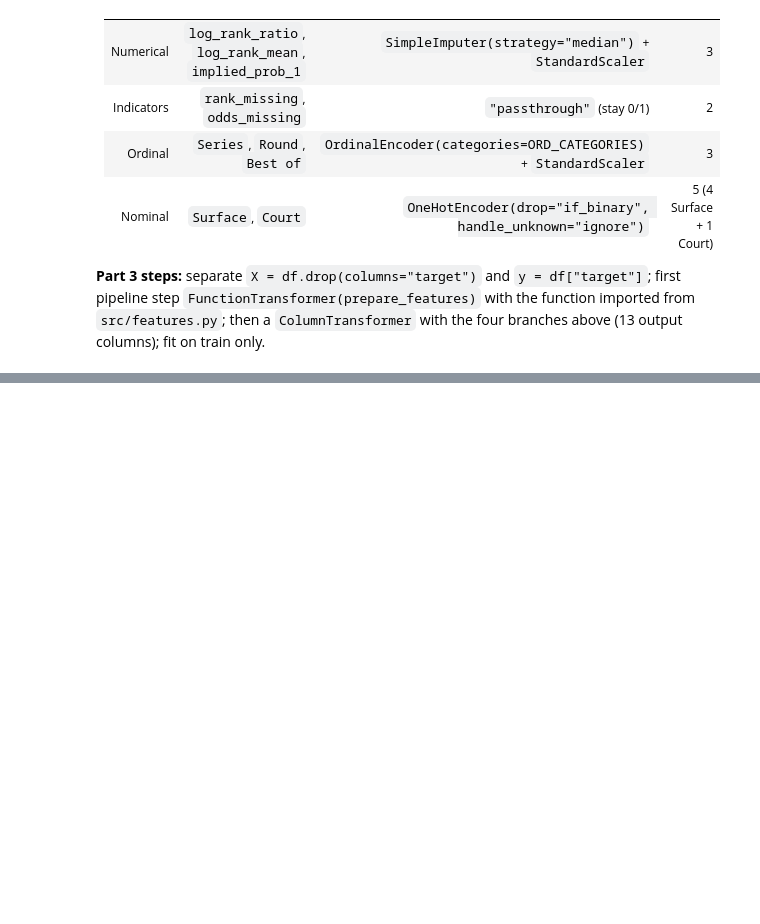
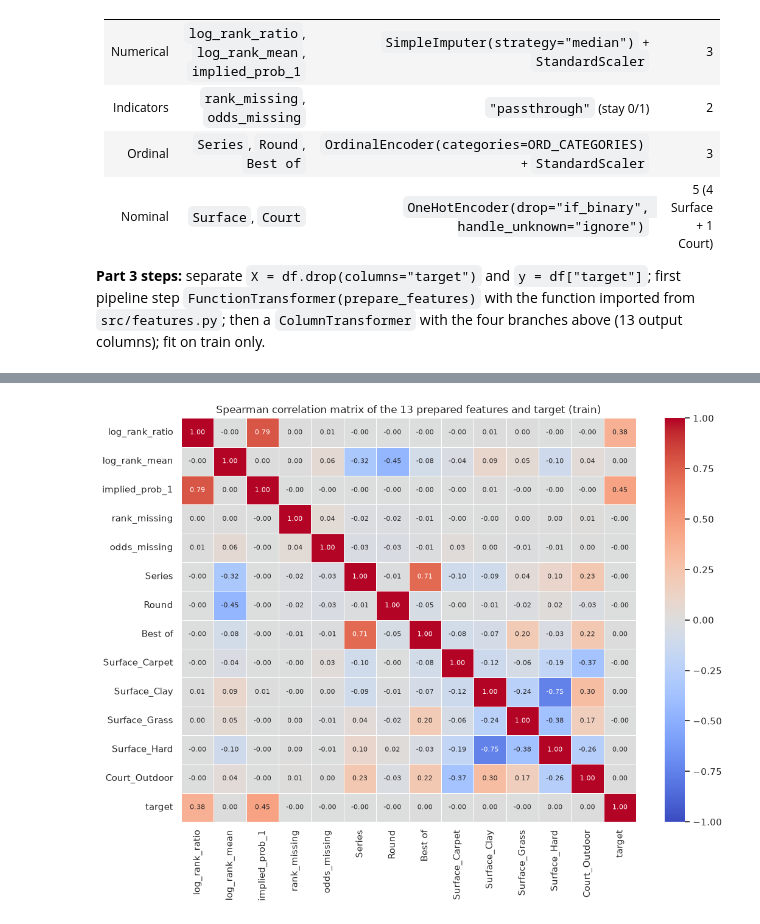
Before and after one commit to PeroPeki/machine_learning_erasmus, a Jupyter notebook: notebooks/data_explanation.ipynb, the cells around one changed output, grey strips where cells are left out. Drawn from its saved outputs; the diff is of its cells as text; code cells hidden in the pictures; blank space fills up the shorter version.

```diff
--- a/notebooks/data_explanation.ipynb
+++ b/notebooks/data_explanation.ipynb
@@ -1765,0 +1468,15 @@ Saved fitted pipeline:     ../data/processed/full_pipeline.joblib
+# %%
+# 1. Numerical sub-pipeline: median imputation + standardization
+num_pipeline = Pipeline([
+    ("imputer", SimpleImputer(strategy="median")),
+    ("scaler", StandardScaler()),
+])
+
+# 2. Ordinal sub-pipeline: explicit hierarchy encoding + standardization
+ord_pipeline = Pipeline([
+    ("encoder", OrdinalEncoder(categories=ORD_CATEGORIES)),
+    ("scaler", StandardScaler()),
+])
+
+# 3. Nominal one-hot encoder (drop="if_binary" keeps 1 column for binary Court)
+nom_encoder = OneHotEncoder(drop="if_binary", handle_unknown="ignore", sparse_output=False)
@@ -1765,0 +1728,12 @@ Saved fitted pipeline:     ../data/processed/full_pipeline.joblib
+# %%
+train_with_target = X_train_prepared_df.copy()
+train_with_target["target"] = y_train.values
+
+plt.figure(figsize=(11, 8.5))
+corr_final = train_with_target.corr(method="spearman")
+sns.heatmap(corr_final, annot=True, fmt=".2f", cmap="coolwarm", vmin=-1, vmax=1, linewidths=0.5, annot_kws={"size": 8})
+plt.title("Spearman correlation matrix of the 13 prepared features and target (train)")
+plt.tight_layout()
+save_fig("p3_final_correlation_heatmap")
+# %% [output]
+[figure, added]
```
Also changed, not shown: parts of 51 cells of this notebook, 23 other files.
